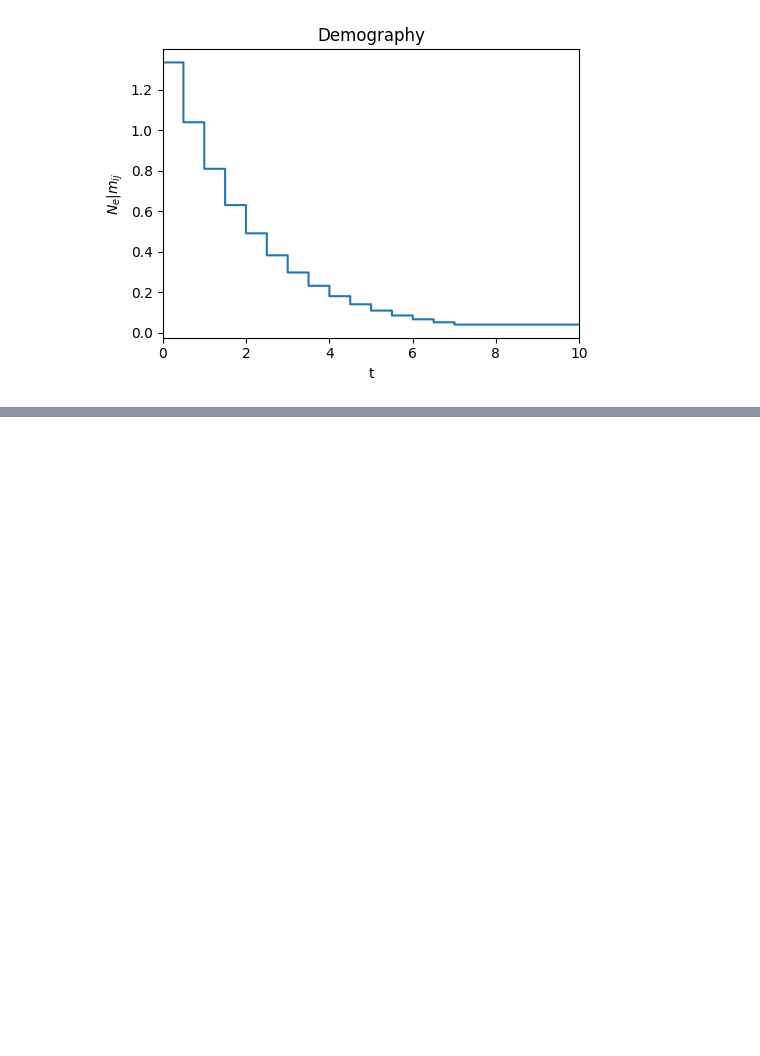
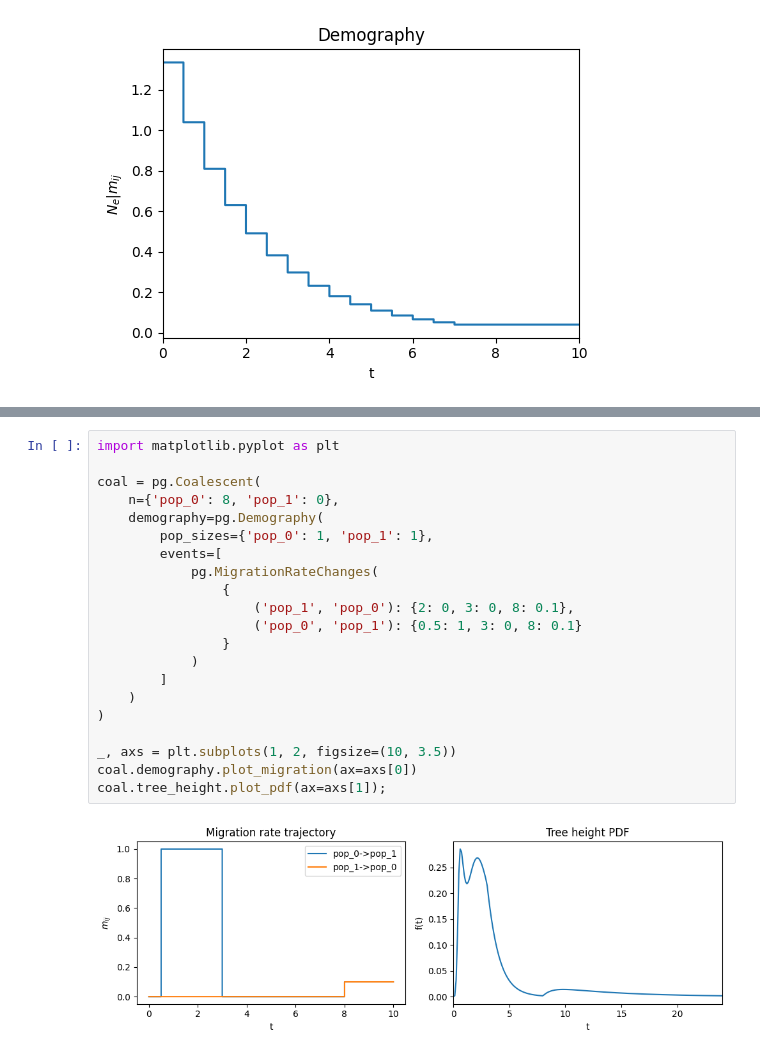
Before and after one commit to Sendrowski/PhaseGen, a Jupyter notebook: docs/reference/demography.ipynb, the cells around one changed output, grey strips where cells are left out. Cells and saved outputs as stored; diff of their text form; blank space fills up the shorter version.

```diff
--- a/docs/reference/demography.ipynb
+++ b/docs/reference/demography.ipynb
@@ -74,0 +109,23 @@ d.plot();
+# %%
+import matplotlib.pyplot as plt
+
+coal = pg.Coalescent(
+    n={'pop_0': 8, 'pop_1': 0},
+    demography=pg.Demography(
+        pop_sizes={'pop_0': 1, 'pop_1': 1},
+        events=[
+            pg.MigrationRateChanges(
+                {
+                    ('pop_1', 'pop_0'): {2: 0, 3: 0, 8: 0.1},
+                    ('pop_0', 'pop_1'): {0.5: 1, 3: 0, 8: 0.1}
+                }
+            )
+        ]
+    )
+)
+
+_, axs = plt.subplots(1, 2, figsize=(10, 3.5))
+coal.demography.plot_migration(ax=axs[0])
+coal.tree_height.plot_pdf(ax=axs[1]);
+# %% [output]
+[figure, added]
```
Also changed, not shown: parts of 7 cells of this notebook, 29 other files.
